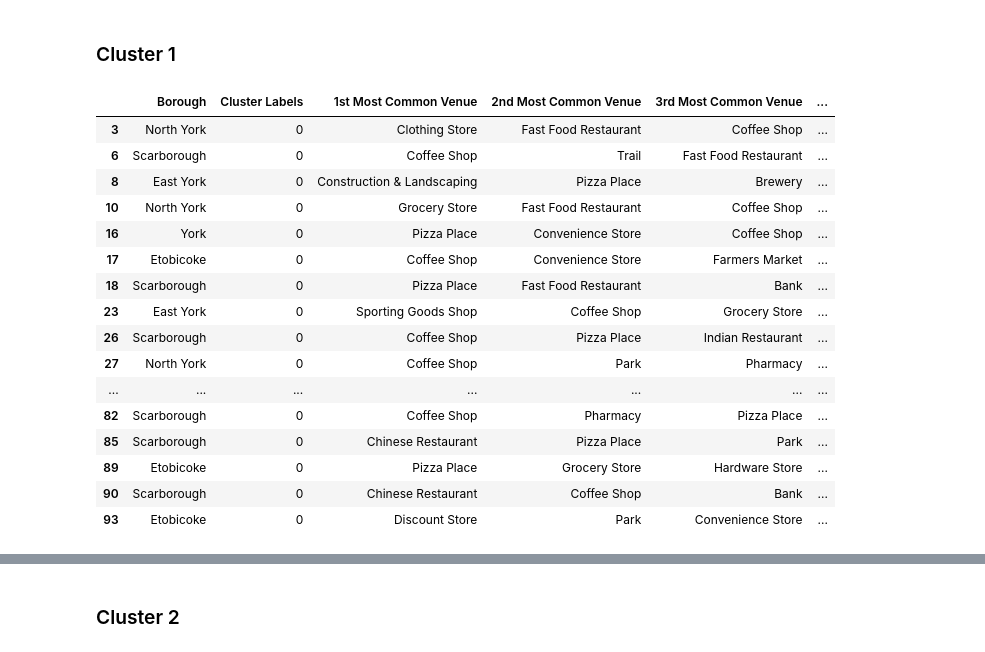
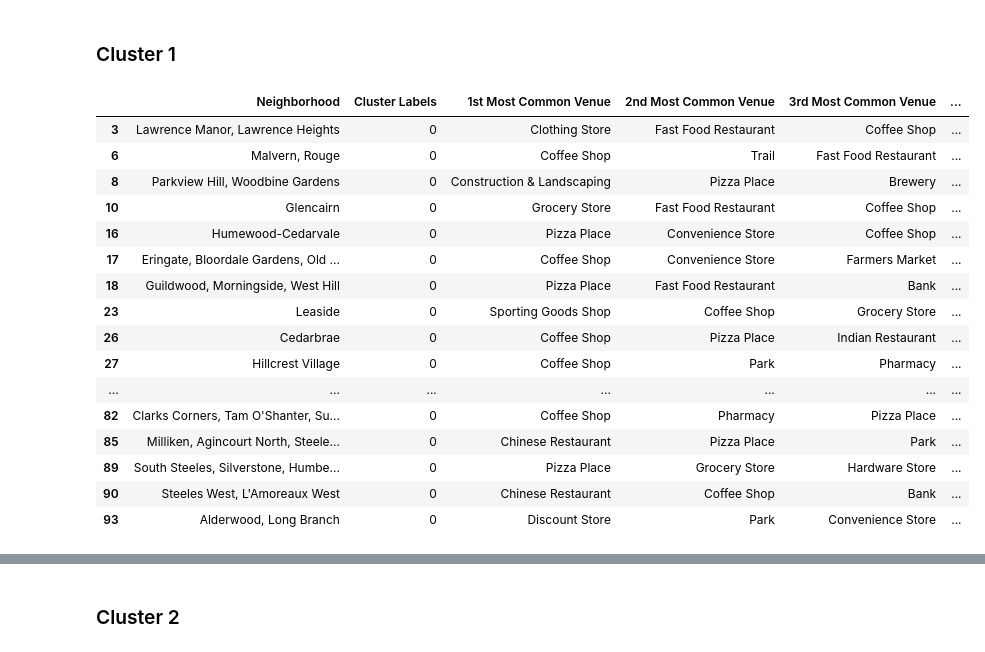
Before and after one commit to xLinkoln/ibm_DataScienceCapstone, a Jupyter notebook: IBM Data Science Capstone Project.ipynb, the cells around one changed output, grey strips where cells are left out. Saved outputs shown, nothing was run; the diff lists cells and outputs as text; code cells hidden in the pictures.

```diff
--- a/IBM Data Science Capstone Project.ipynb
+++ b/IBM Data Science Capstone Project.ipynb
@@ -135,8 +135,8 @@ map_newyork
 [interactive output not drawn]
 # %%
 # Initialize Foresqare
-CLIENT_ID = '#' # your Foursquare ID
-CLIENT_SECRET = '#' # your Foursquare Secret
+CLIENT_ID = 'Y4SPYFQGWXXVGSNSI3M5PARWTNYUBHWCHXQYD2BJA5VP3PFA' # your Foursquare ID
+CLIENT_SECRET = 'U4TXUQUZFRDVPRKBF4TL5RS5VQTDKUU4QNEE2ZFHG2AZW0YN' # your Foursquare Secret
 VERSION = '20180605' # Foursquare API version
 LIMIT = 100 # A default Foursquare API limit value
 
@@ -430,22 +442,23 @@ toronto_merged.groupby('Cluster Labels').count()
 # %% [markdown]
 ### Cluster 1
 # %%
-toronto_merged.loc[toronto_merged['Cluster Labels'] == 0, toronto_merged.columns[[1] + list(range(5, toronto_merged.shape[1]))]]
+cluster1 = toronto_merged.loc[toronto_merged['Cluster Labels'] == 0, toronto_merged.columns[[2] + list(range(5, toronto_merged.shape[1]))]]
+cluster1
 # %% [output]
-|  | Borough | Cluster Labels | 1st Most Common Venue | 2nd Most Common Venue | 3rd Most Common Venue | ... |
-| 3 | North York | 0 | Clothing Store | Fast Food Restaurant | Coffee Shop | ... |
-| 6 | Scarborough | 0 | Coffee Shop | Trail | Fast Food Restaurant | ... |
-| 8 | East York | 0 | Construction & Landscaping | Pizza Place | Brewery | ... |
-| 10 | North York | 0 | Grocery Store | Fast Food Restaurant | Coffee Shop | ... |
-| 16 | York | 0 | Pizza Place | Convenience Store | Coffee Shop | ... |
-| 17 | Etobicoke | 0 | Coffee Shop | Convenience Store | Farmers Market | ... |
-| 18 | Scarborough | 0 | Pizza Place | Fast Food Restaurant | Bank | ... |
-| 23 | East York | 0 | Sporting Goods Shop | Coffee Shop | Grocery Store | ... |
-| 26 | Scarborough | 0 | Coffee Shop | Pizza Place | Indian Restaurant | ... |
-| 27 | North York | 0 | Coffee Shop | Park | Pharmacy | ... |
+|  | Neighborhood | Cluster Labels | 1st Most Common Venue | 2nd Most Common Venue | 3rd Most Common Venue | ... |
+| 3 | Lawrence Manor, Lawrence Heights | 0 | Clothing Store | Fast Food Restaurant | Coffee Shop | ... |
+| 6 | Malvern, Rouge | 0 | Coffee Shop | Trail | Fast Food Restaurant | ... |
+| 8 | Parkview Hill, Woodbine Gardens | 0 | Construction & Landscaping | Pizza Place | Brewery | ... |
+| 10 | Glencairn | 0 | Grocery Store | Fast Food Restaurant | Coffee Shop | ... |
+| 16 | Humewood-Cedarvale | 0 | Pizza Place | Convenience Store | Coffee Shop | ... |
+| 17 | Eringate, Bloordale Gardens, Old ... | 0 | Coffee Shop | Convenience Store | Farmers Market | ... |
+| 18 | Guildwood, Morningside, West Hill | 0 | Pizza Place | Fast Food Restaurant | Bank | ... |
+| 23 | Leaside | 0 | Sporting Goods Shop | Coffee Shop | Grocery Store | ... |
+| 26 | Cedarbrae | 0 | Coffee Shop | Pizza Place | Indian Restaurant | ... |
+| 27 | Hillcrest Village | 0 | Coffee Shop | Park | Pharmacy | ... |
 | ... | ... | ... | ... | ... | ... | ... |
-| 82 | Scarborough | 0 | Coffee Shop | Pharmacy | Pizza Place | ... |
-| 85 | Scarborough | 0 | Chinese Restaurant | Pizza Place | Park | ... |
-| 89 | Etobicoke | 0 | Pizza Place | Grocery Store | Hardware Store | ... |
-| 90 | Scarborough | 0 | Chinese Restaurant | Coffee Shop | Bank | ... |
-| 93 | Etobicoke | 0 | Discount Store | Park | Convenience Store | ... |
+| 82 | Clarks Corners, Tam O'Shanter, Su... | 0 | Coffee Shop | Pharmacy | Pizza Place | ... |
+| 85 | Milliken, Agincourt North, Steele... | 0 | Chinese Restaurant | Pizza Place | Park | ... |
+| 89 | South Steeles, Silverstone, Humbe... | 0 | Pizza Place | Grocery Store | Hardware Store | ... |
+| 90 | Steeles West, L'Amoreaux West | 0 | Chinese Restaurant | Coffee Shop | Bank | ... |
+| 93 | Alderwood, Long Branch | 0 | Discount Store | Park | Convenience Store | ... |
```
Also changed, not shown: parts of 13 cells of this notebook.
